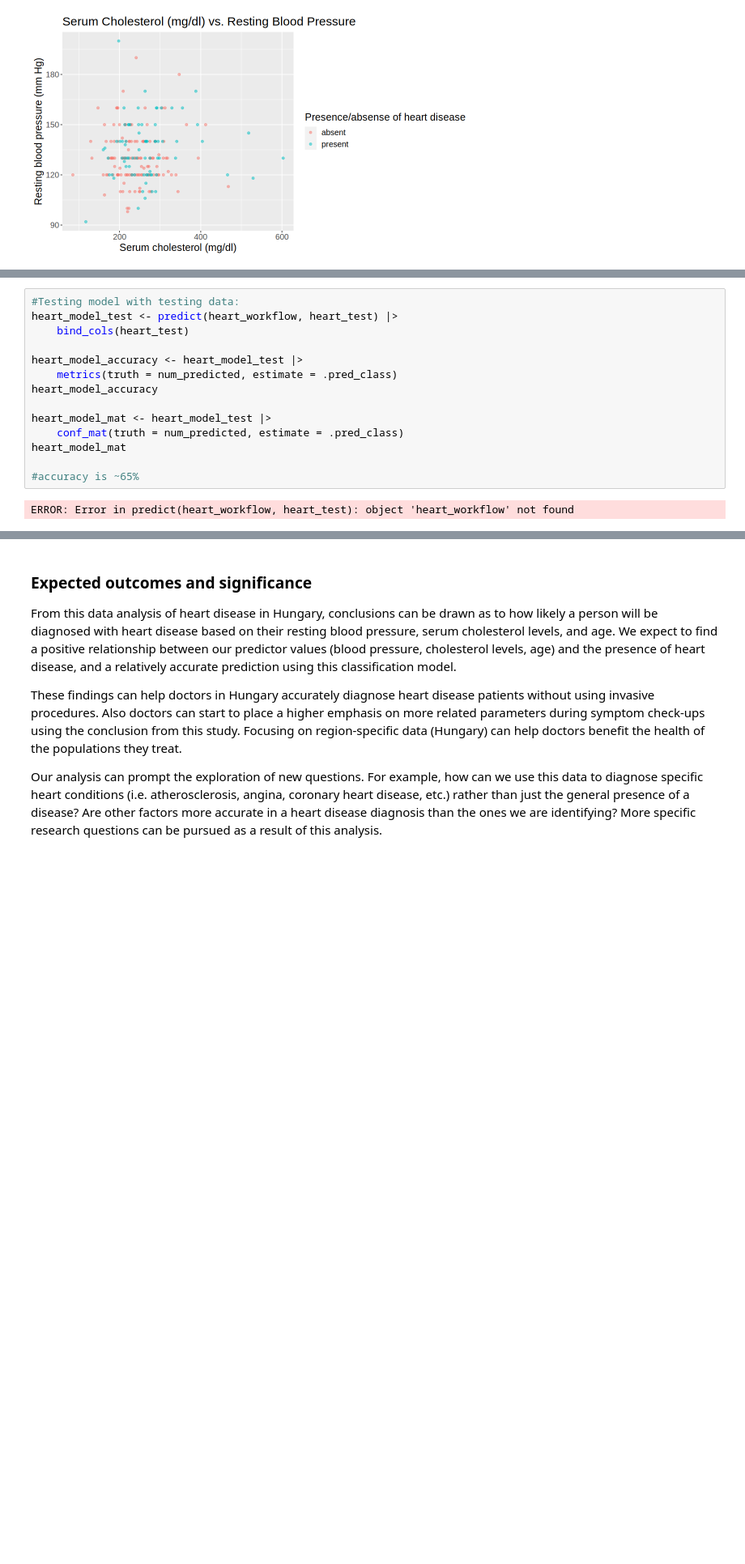
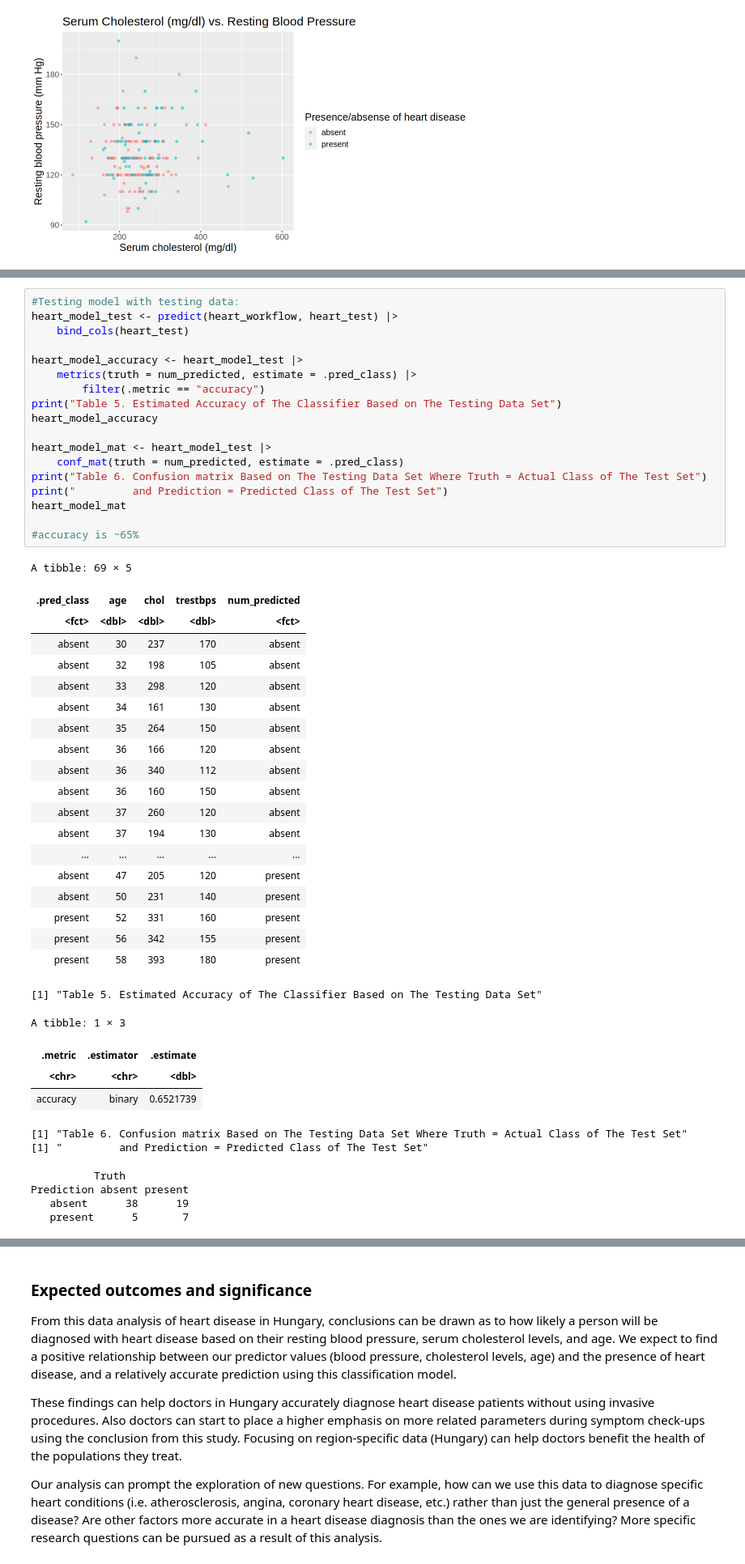
Before and after one commit to mairinleitch/dsci100_project-008-39, a Jupyter notebook: Heart_disease.ipynb, the cells around one changed output, grey strips where cells are left out. Shown at 81% size. Saved outputs shown, nothing was run; the diff lists cells and outputs as text; blank space fills up the shorter version.

```diff
--- a/Heart_disease.ipynb
+++ b/Heart_disease.ipynb
@@ -198,16 +212,49 @@ A tibble: 8 × 7
 # %%
 #Testing model with testing data:
 heart_model_test <- predict(heart_workflow, heart_test) |>
     bind_cols(heart_test)
 
 heart_model_accuracy <- heart_model_test |>
-    metrics(truth = num_predicted, estimate = .pred_class)
+    metrics(truth = num_predicted, estimate = .pred_class) |>
+        filter(.metric == "accuracy")
+print("Table 5. Estimated Accuracy of The Classifier Based on The Testing Data Set")
 heart_model_accuracy
 
 heart_model_mat <- heart_model_test |>
     conf_mat(truth = num_predicted, estimate = .pred_class)
+print("Table 6. Confusion matrix Based on The Testing Data Set Where Truth = Actual Class of The Test Set")
+print("         and Prediction = Predicted Class of The Test Set")
 heart_model_mat
 
 #accuracy is ~65%
 # %% [output]
-ERROR: Error in predict(heart_workflow, heart_test): object 'heart_workflow' not found
+A tibble: 69 × 5
+| .pred_class | age | chol | trestbps | num_predicted |
+| <fct> | <dbl> | <dbl> | <dbl> | <fct> |
+| absent | 30 | 237 | 170 | absent |
+| absent | 32 | 198 | 105 | absent |
+| absent | 33 | 298 | 120 | absent |
+| absent | 34 | 161 | 130 | absent |
+| absent | 35 | 264 | 150 | absent |
+| absent | 36 | 166 | 120 | absent |
+| absent | 36 | 340 | 112 | absent |
+| absent | 36 | 160 | 150 | absent |
+| absent | 37 | 260 | 120 | absent |
+| absent | 37 | 194 | 130 | absent |
+| ... | ... | ... | ... | ... |
+| absent | 47 | 205 | 120 | present |
+| absent | 50 | 231 | 140 | present |
+| present | 52 | 331 | 160 | present |
+| present | 56 | 342 | 155 | present |
+| present | 58 | 393 | 180 | present |
+[1] "Table 5. Estimated Accuracy of The Classifier Based on The Testing Data Set"
+A tibble: 1 × 3
+| .metric | .estimator | .estimate |
+| <chr> | <chr> | <dbl> |
+| accuracy | binary | 0.6521739 |
+[1] "Table 6. Confusion matrix Based on The Testing Data Set Where Truth = Actual Class of The Test Set"
+[1] "         and Prediction = Predicted Class of The Test Set"
+          Truth
+Prediction absent present
+   absent      38      19
+   present      5       7
```
Also changed, not shown: parts of 2 cells of this notebook.
